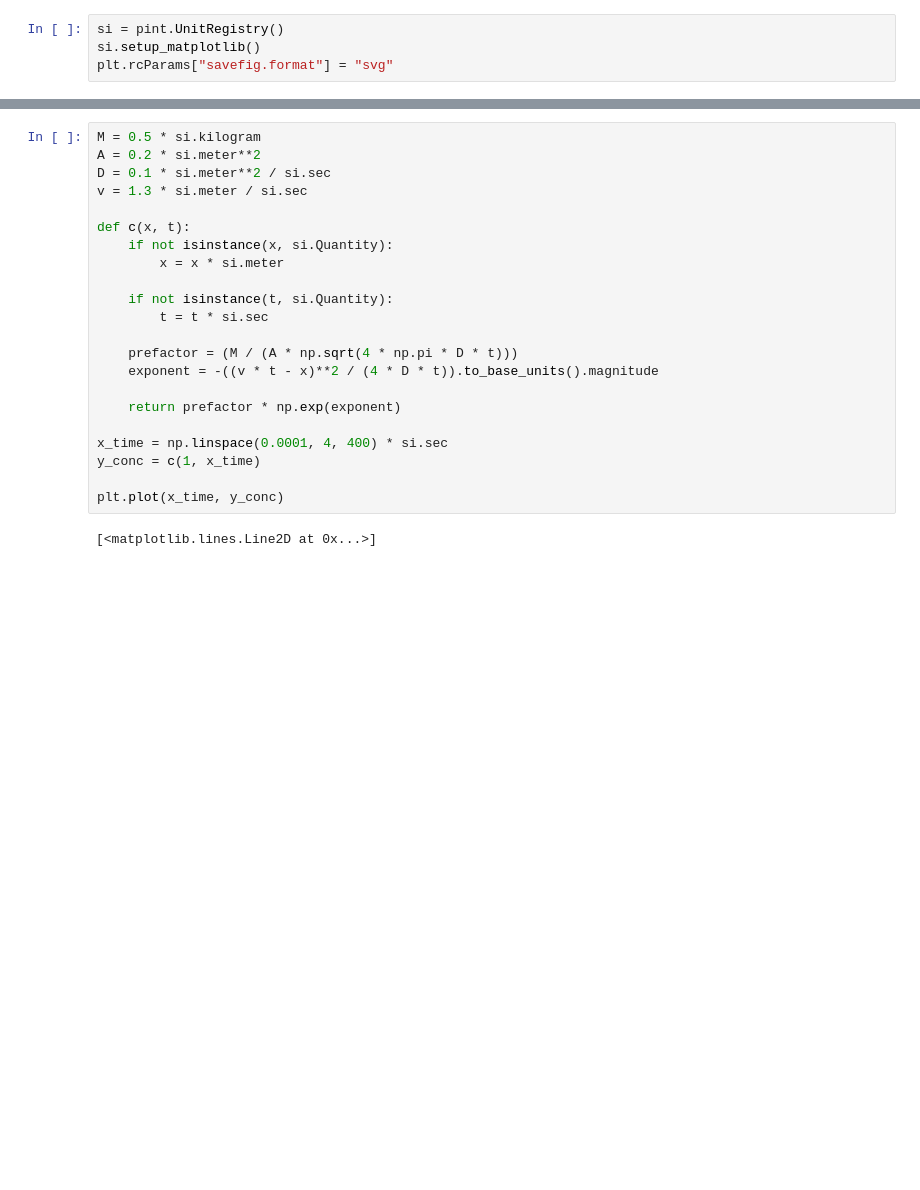
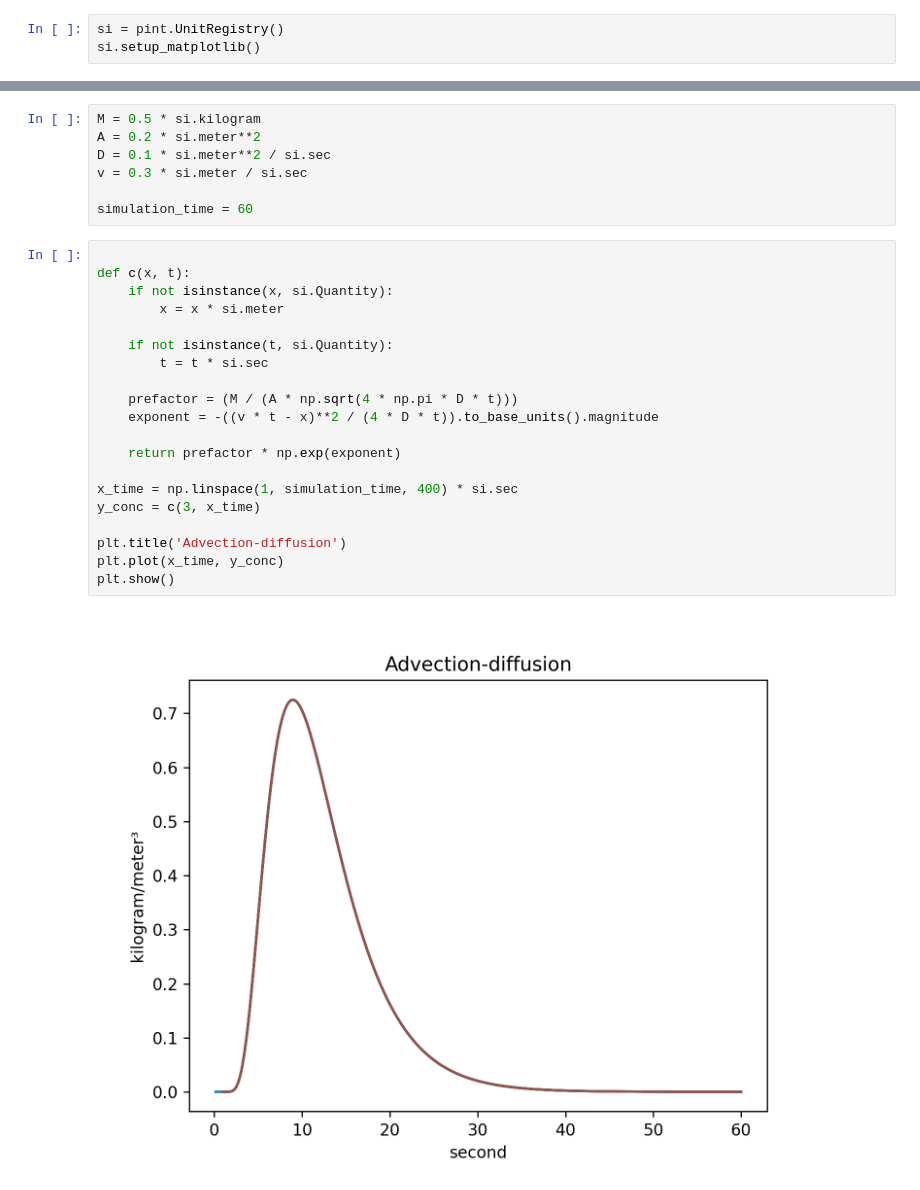
Before and after one commit to ogioldat/agh-mps-lab, a Jupyter notebook: notebooks/lab02.ipynb, the cells around one changed output, grey strips where cells are left out. Saved outputs shown, nothing was run; the diff lists cells and outputs as text; blank space fills up the shorter version.

```diff
--- a/notebooks/lab02.ipynb
+++ b/notebooks/lab02.ipynb
@@ -47,4 +37,3 @@ import numpy as np
 # %%
 si = pint.UnitRegistry()
 si.setup_matplotlib()
-plt.rcParams["savefig.format"] = "svg"
@@ -51,24 +44,29 @@ plt.rcParams["savefig.format"] = "svg"
+# %%
+M = 0.5 * si.kilogram
+A = 0.2 * si.meter**2
+D = 0.1 * si.meter**2 / si.sec
+v = 0.3 * si.meter / si.sec
+
+simulation_time = 60
 # %%
-M = 0.5 * si.kilogram
-A = 0.2 * si.meter**2
-D = 0.1 * si.meter**2 / si.sec
-v = 1.3 * si.meter / si.sec
 
 def c(x, t):
     if not isinstance(x, si.Quantity):
         x = x * si.meter
 
     if not isinstance(t, si.Quantity):
         t = t * si.sec
 
     prefactor = (M / (A * np.sqrt(4 * np.pi * D * t)))
     exponent = -((v * t - x)**2 / (4 * D * t)).to_base_units().magnitude
 
     return prefactor * np.exp(exponent)
 
-x_time = np.linspace(0.0001, 4, 400) * si.sec
-y_conc = c(1, x_time)
+x_time = np.linspace(1, simulation_time, 400) * si.sec
+y_conc = c(3, x_time)
 
+plt.title('Advection-diffusion')
 plt.plot(x_time, y_conc)
+plt.show()
 # %% [output]
-[<matplotlib.lines.Line2D at 0x...>]
+[figure, added]
```
Also changed, not shown: parts of 3 cells of this notebook, 1 other file.
